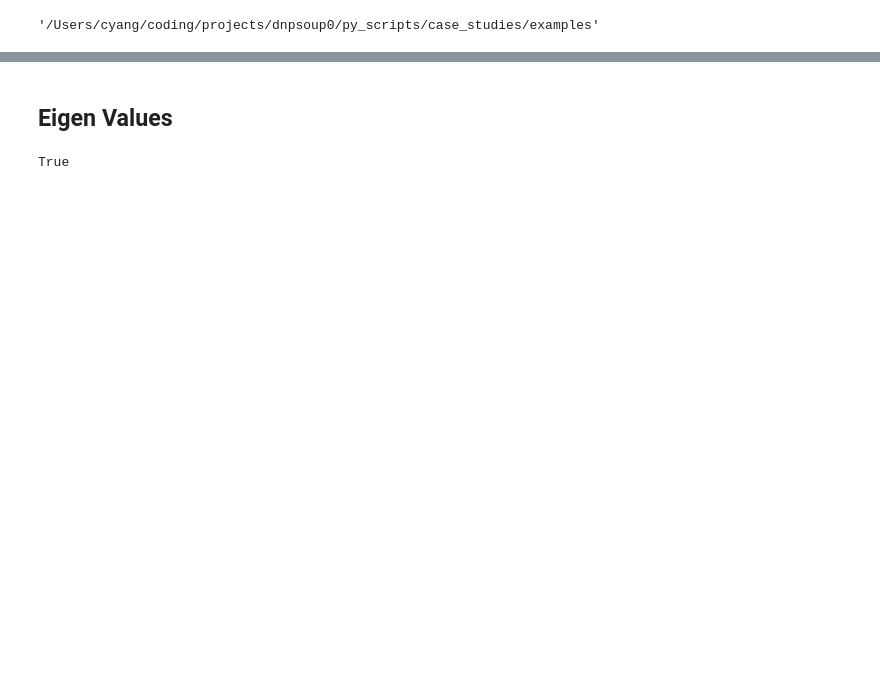
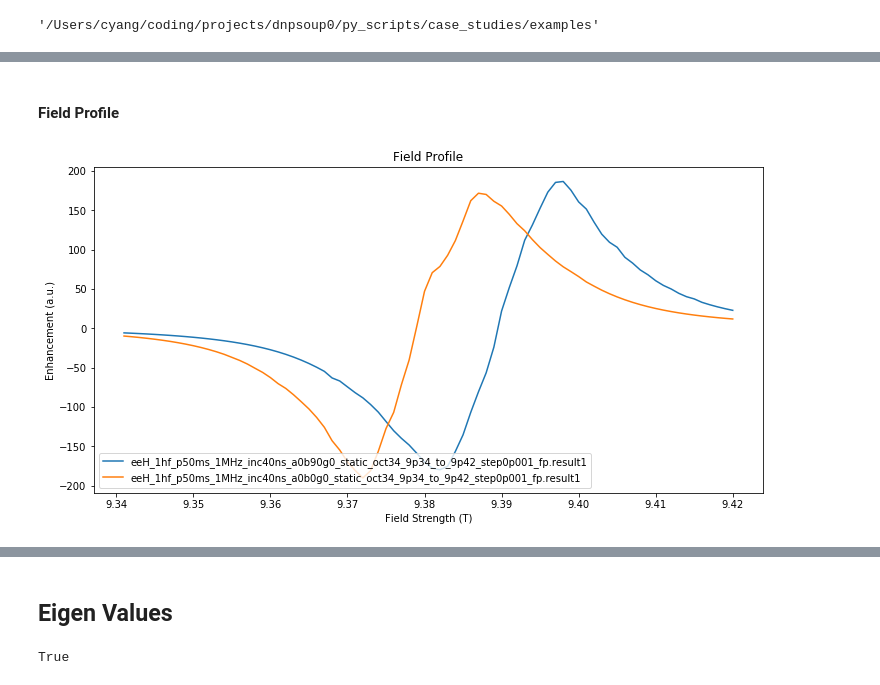
Before and after one commit to cyang019/dnpsoup, a Jupyter notebook: py_scripts/case_studies/examples/VisualizeResultsFor_CW_MAS_TOTAPOL.ipynb, the cells around one changed output, grey strips where cells are left out. Saved outputs shown, nothing was run; the diff lists cells and outputs as text; code cells hidden in the pictures; blank space fills up the shorter version.

```diff
--- a/py_scripts/case_studies/examples/VisualizeResultsFor_CW_MAS_TOTAPOL.ipynb
+++ b/py_scripts/case_studies/examples/VisualizeResultsFor_CW_MAS_TOTAPOL.ipynb
@@ -13,0 +37,23 @@ data_dir = '../../../results/v2/CW_CrossEffect/'
+# %% [markdown]
+#### Field Profile
+# %%
+data_dir = '../../../results/v2/CW_CrossEffect/v3/'
+filenames = [
+    'eeH_1hf_p50ms_1MHz_inc40ns_a0b90g0_static_oct34_9p34_to_9p42_step0p001_fp.result1',
+    'eeH_1hf_p50ms_1MHz_inc40ns_a0b0g0_static_oct34_9p34_to_9p42_step0p001_fp.result1'
+]
+dfs = []
+fig, axes = plt.subplots(1, 1, figsize=(12, 6))
+for filename in filenames:
+    filepath = os.path.join(data_dir, filename)
+    df = get_data(filepath)
+    dfs.append(df)
+    axes.plot(df[0], df[1], label=filename)
+
+plt.title('Field Profile')
+plt.xlabel('Field Strength (T)')
+plt.ylabel('Enhancement (a.u.)')
+plt.legend(loc='best')
+plt.show()
+# %% [output]
+[figure, added]
```
Also changed, not shown: parts of 30 cells of this notebook, 8 other files.
